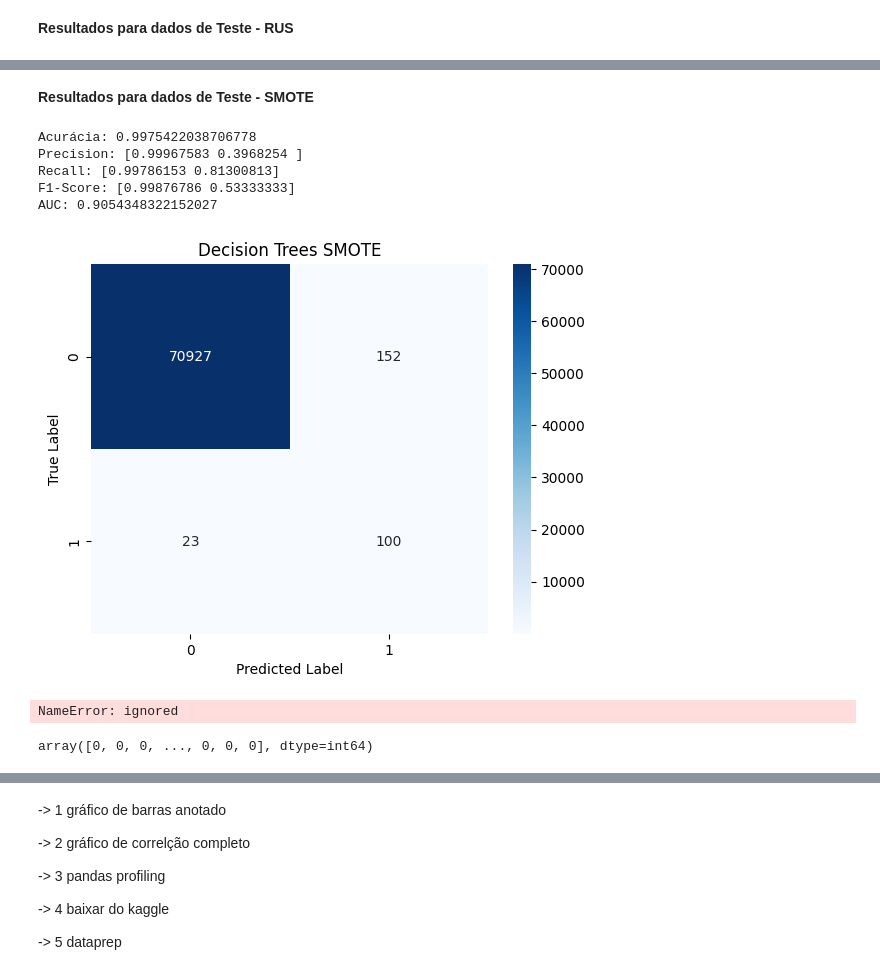
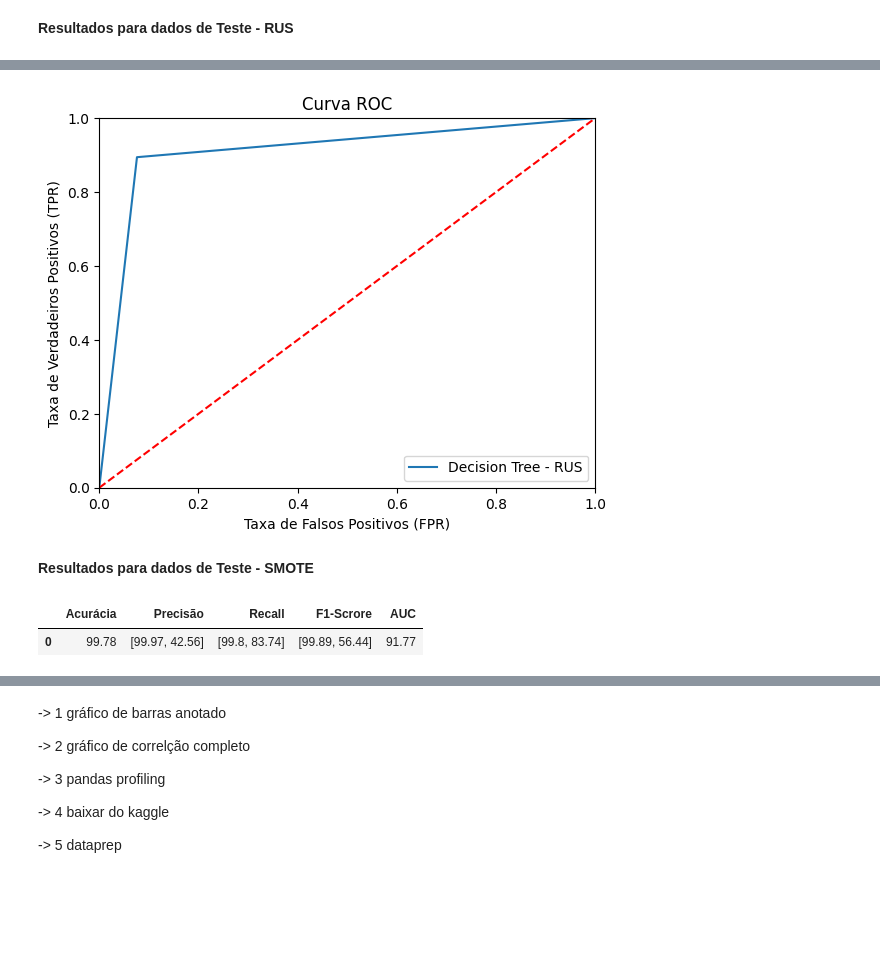
Before and after one commit to andressagomes26/credit_card_fraud_detection, a Jupyter notebook: analise_fraude_cartao_credito.ipynb, the cells around one changed output, grey strips where cells are left out. Saved outputs shown, nothing was run; the diff lists cells and outputs as text; code cells hidden in the pictures; blank space fills up the shorter version.

```diff
--- a/analise_fraude_cartao_credito.ipynb
+++ b/analise_fraude_cartao_credito.ipynb
@@ -393,0 +439,13 @@ def print_results(y_test, results, name):
+# %%
+def roc(y_true, y_score, label):
+  fpr, tpr, _ = roc_curve(y_true, y_score)
+
+  plt.plot(fpr, tpr, label=label)
+  plt.plot([0, 1], [0, 1], 'r--')
+  plt.xlim([0.0, 1.0])
+  plt.ylim([0.0, 1.0])
+  plt.xlabel('Taxa de Falsos Positivos (FPR)')
+  plt.ylabel('Taxa de Verdadeiros Positivos (TPR)')
+  plt.title('Curva ROC')
+  plt.legend(loc="lower right")
+  plt.show()
@@ -407,17 +467,13 @@ AUC: 0.9211138825607645
+# %%
+roc(y_test, predicted_rus_tree, "Decision Tree - RUS")
+# %% [output]
+[figure, added]
 # %% [markdown]
 **Resultados para dados de Teste - SMOTE**
 # %%
-predicted = model_smote.predict(X_test)
-print_results(y_test, predicted, "Decision Trees SMOTE")
+predicted_smote_tree = test_acc_smote_tree[np.argmax(val_acc_smote_tree)]
+df_tree_smote = print_results(y_test, predicted_smote_tree)
+df_tree_smote
 # %% [output]
-Acurácia: 0.9975422038706778
-Precision: [0.99967583 0.3968254 ]
-Recall: [0.99786153 0.81300813]
-F1-Score: [0.99876786 0.53333333]
-AUC: 0.9054348322152027
-[figure, removed]
+|  | Acurácia | Precisão | Recall | F1-Scrore | AUC |
+| 0 | 99.78 | [99.97, 42.56] | [99.8, 83.74] | [99.89, 56.44] | 91.77 |
-# %%
-fpr, tpr, thresholds = metrics.roc_curve(y_test, predicted, pos_label=2)
-metrics.auc(fpr, tpr)
-# %% [output]
-NameError: ignored
@@ -426,4 +479,0 @@ y_pred_tree = model_tree.predict(X_test)
-# %%
-y_pred_tree
-# %% [output]
-array([0, 0, 0, ..., 0, 0, 0], dtype=int64)
```
Also changed, not shown: parts of 57 cells of this notebook.
